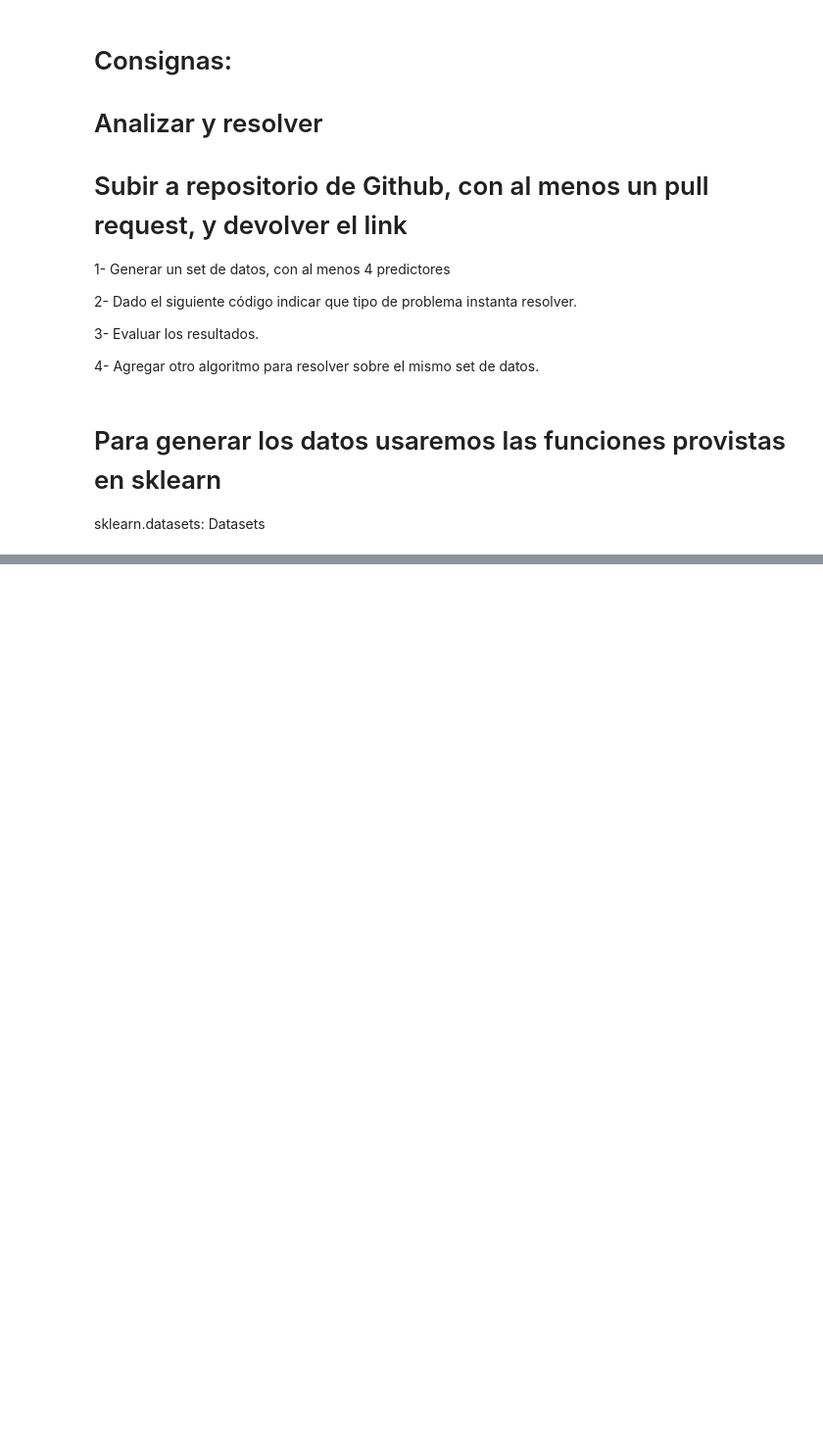
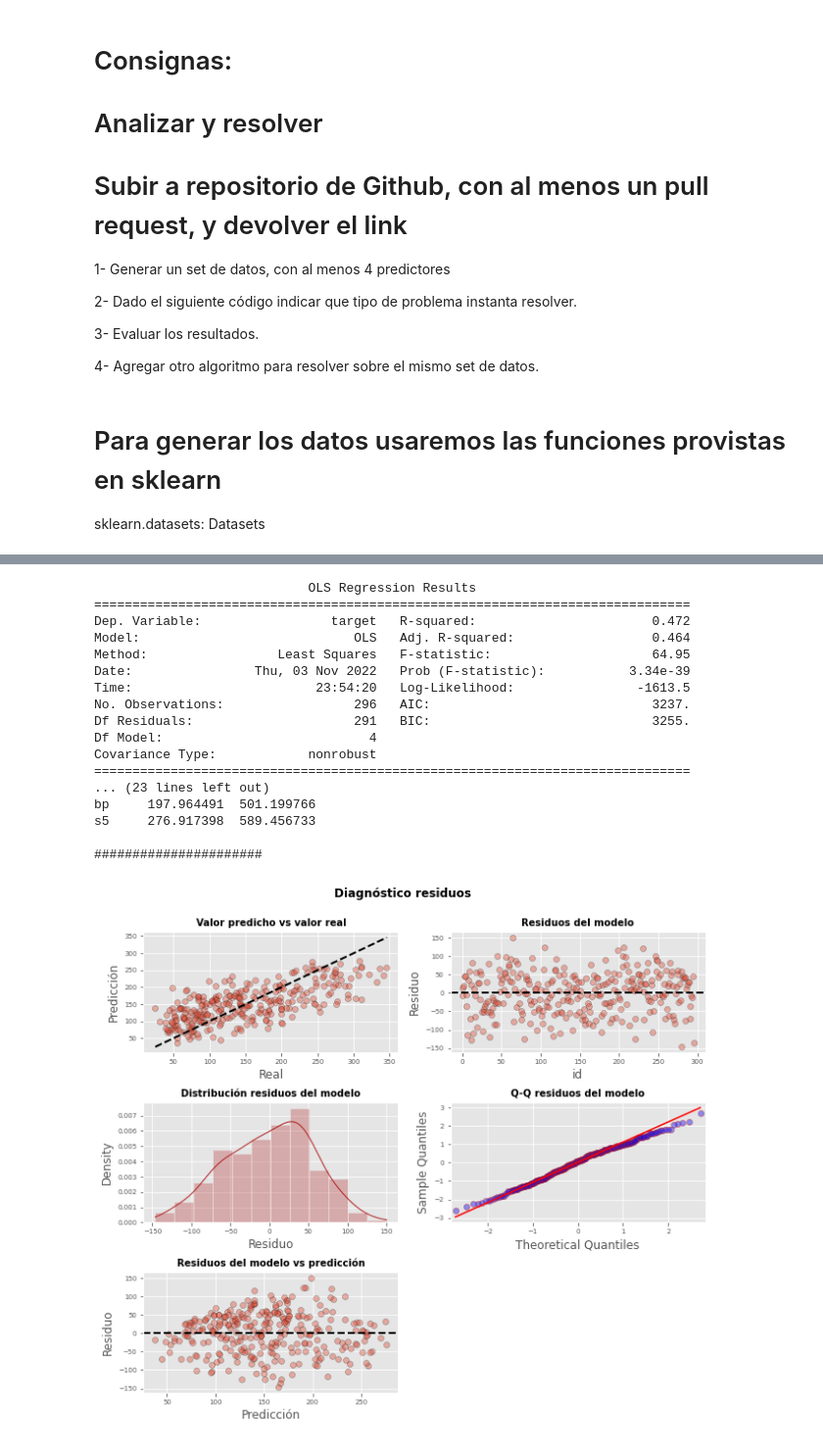
Before and after one commit to octagomez/Practico_191022, a Jupyter notebook: Examen V1.ipynb, the cells around one changed output, grey strips where cells are left out. Shown: that part at 98% size. Saved outputs shown, nothing was run; the diff lists cells and outputs as text; code cells hidden in the pictures; blank space fills up the shorter version.

```diff
--- a/Examen V1.ipynb
+++ b/Examen V1.ipynb
@@ -208,0 +326,43 @@ fig.suptitle('Diagnóstico residuos', fontsize = 12, fontweight = "bold");
+# %%
+# EVALUANDO QUITANDO LAS COLUMNAS DE MENOR PESO
+# A la matriz de predictores se le tiene que añadir una columna de 1s para el intercept del modelo
+X_train_2 = X_train.drop(columns=['age','s1','s2','s3','s4','s6'])
+X_test_2 = X_test.drop(columns=['age','s1','s2','s3','s4','s6'])
+X_train_2 = sm.add_constant(X_train_2, prepend=True)
+modelo_clear_1 = sm.OLS(endog=y_train, exog=X_train_2,)
+modelo_clear_1 = modelo_clear_1.fit()
+print(modelo_clear_1.summary())
+
+# Intervalos de confianza para los coeficientes del modelo
+# ==============================================================================
+intervalos_ci = modelo_clear_1.conf_int(alpha=0.05)
+intervalos_ci.columns = ['2.5%', '97.5%']
+print("\n" + "INTERVALO DE CONFIANZA" +"\n")
+print(intervalos_ci)
+print("\n" + "######################" +"\n")
+
+# Diagnostico de Errores
+# ==============================================================================
+y_train_flatten = y_train.values.flatten()
+prediccion_train = modelo_clear_1.predict(exog = X_train_2)
+residuos_train   = prediccion_train - y_train_flatten
+diagnostic_garbages(y_train_flatten, prediccion_train,residuos_train)
+# %% [output]
+                            OLS Regression Results
+==============================================================================
+Dep. Variable:                 target   R-squared:                       0.472
+Model:                            OLS   Adj. R-squared:                  0.464
+Method:                 Least Squares   F-statistic:                     64.95
+Date:                Thu, 03 Nov 2022   Prob (F-statistic):           3.34e-39
+Time:                        23:54:20   Log-Likelihood:                -1613.5
+No. Observations:                 296   AIC:                             3237.
+Df Residuals:                     291   BIC:                             3255.
+Df Model:                           4
+Covariance Type:            nonrobust
+==============================================================================
+... (23 lines left out)
+bp     197.964491  501.199766
+s5     276.917398  589.456733
+
+######################
+[figure, added]
```
Also changed, not shown: parts of 29 cells of this notebook.
